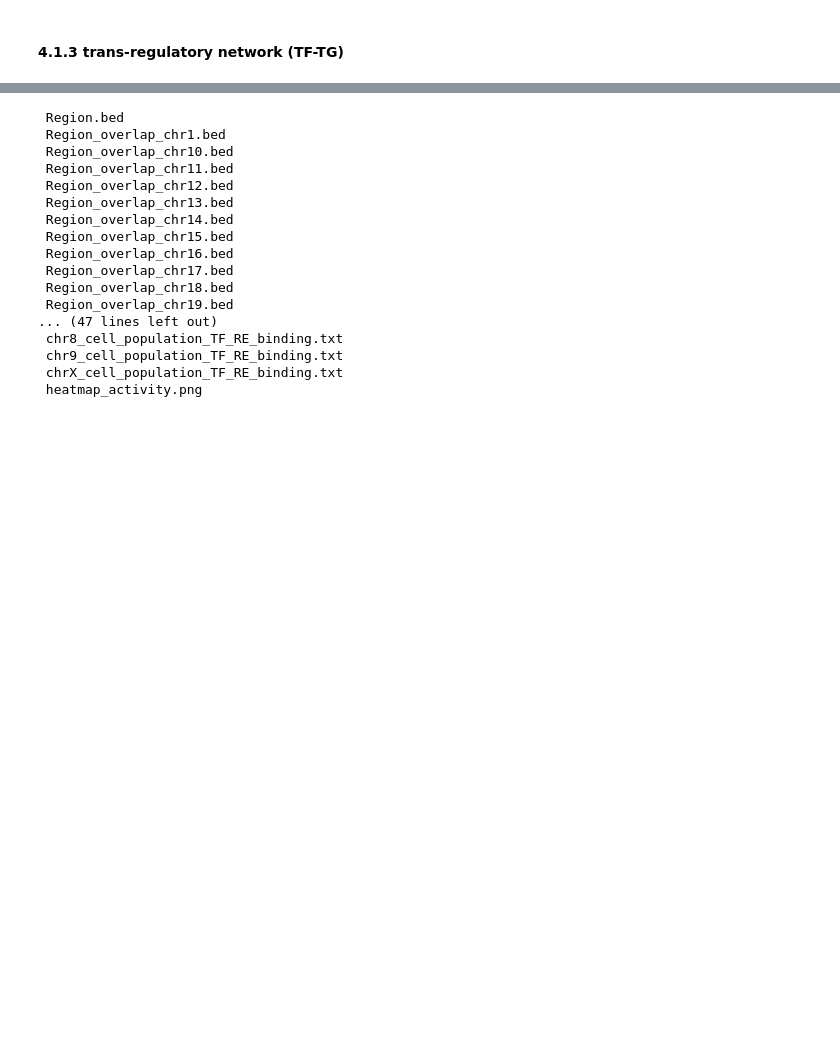
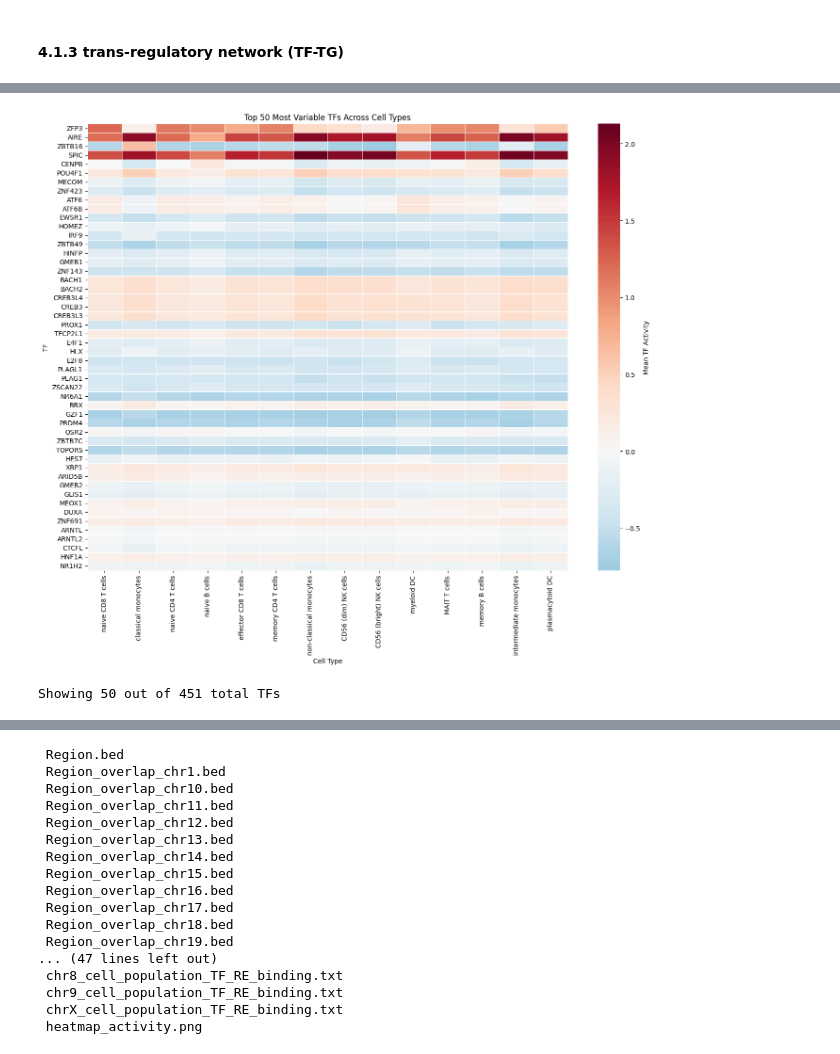
Before and after one commit to emvg/LINGER, a Jupyter notebook: notebooks/Linger_linger_explorer.ipynb, the cells around one changed output, grey strips where cells are left out. Saved outputs shown, nothing was run; the diff lists cells and outputs as text; code cells hidden in the pictures; blank space fills up the shorter version.

Commit message:
add TF activity

```diff
--- a/notebooks/Linger_linger_explorer.ipynb
+++ b/notebooks/Linger_linger_explorer.ipynb
@@ -325,0 +375,3 @@ best_tf_per_gene.head()
+# %%
+TF_activity = pd.read_csv("data/TF_activity.tsv")
+TF_activity.shape
@@ -325,0 +395,24 @@ best_tf_per_gene.head()
+# %%
+# Set the first column as index (TF names)
+TF_activity_clean = TF_activity.set_index('Unnamed: 0')
+TF_activity_clean.index.name = 'TF'
+
+# Now create TF x cell_type matrix
+cell_types = adata_RNA.obs['label'].unique()
+tf_by_celltype = pd.DataFrame(index=TF_activity_clean.index)    # 451 TF x 0 cells (they ll be added)
+
+for ct in cell_types:
+    # Get barcodes for this cell type
+    cells_of_type = adata_RNA.obs[adata_RNA.obs['label'] == ct]['barcode'].values    # array of barcodes for ct
+
+    # Find cells that exist in both datasets (extra precaution but here it s not useful)
+    cells_in_both = [c for c in cells_of_type if c in TF_activity_clean.columns]
+
+    # Calculate mean TF activity
+    if len(cells_in_both) > 0:
+        tf_by_celltype[ct] = TF_activity_clean[cells_in_both].mean(axis=1)    # add one col per different ct
+
+print(f"Matrix shape: {tf_by_celltype.shape}\n")
+
+# Save to file
+tf_by_celltype.to_csv('data/TF_by_celltype_matrix.txt', sep='\t')
@@ -325,0 +429,19 @@ best_tf_per_gene.head()
+# %%
+# Show top 50 most variable TFs
+tf_variance = tf_by_celltype.var(axis=1).sort_values(ascending=False)
+top_50 = tf_variance.head(50).index
+tf_subset = tf_by_celltype.loc[top_50]
+
+plt.figure(figsize=(14, 12))
+sns.heatmap(tf_subset, cmap='RdBu_r', center=0,
+            cbar_kws={'label': 'Mean TF Activity'},
+            linewidths=0.5, linecolor='white')
+plt.title('Top 50 Most Variable TFs Across Cell Types')
+plt.xlabel('Cell Type')
+plt.ylabel('TF')
+plt.tight_layout()
+plt.savefig(f'{folder}/TF_activity_top50.png', dpi=300)
+plt.show()
+# %% [output]
+[figure, added]
+Showing 50 out of 451 total TFs
```
Also changed, not shown: parts of 45 cells of this notebook, 1 other file.
